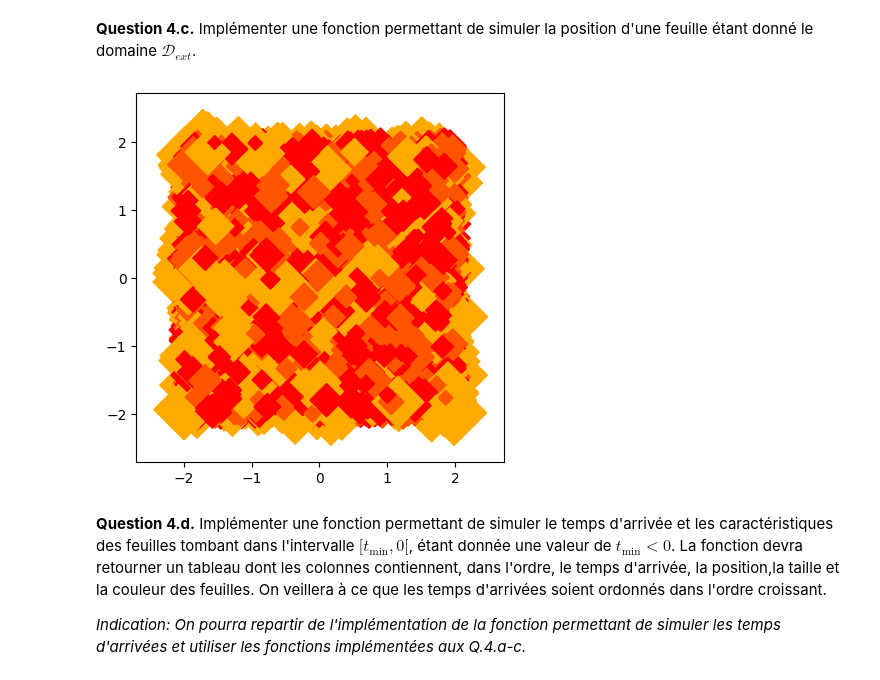
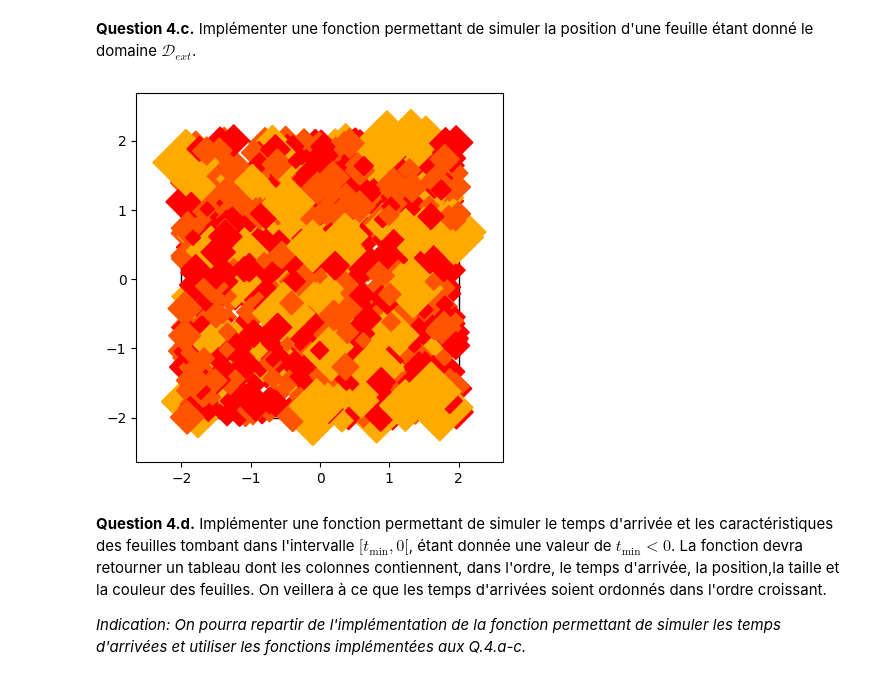
Before and after one commit to lucas-duhautois/Projet_numerique_proba, a Jupyter notebook: PN_Probas_24-25_VF.ipynb, the cells around one changed output. Saved outputs shown, nothing was run; the diff lists cells and outputs as text; code cells hidden in the pictures.

```diff
--- a/PN_Probas_24-25_VF.ipynb
+++ b/PN_Probas_24-25_VF.ipynb
@@ -416,26 +446,26 @@ def simPosition(Dext):
 # %%
 # TEST
 
 fig, ax = plt.subplots()
 ax.set_aspect('equal')
 
 # D, Dext
 ax.fill([D[0], D[1], D[1], D[0]], [D[0], D[0], D[1], D[1]], edgecolor = 'black', fill=False)
 ax.fill([Dext[0], Dext[1], Dext[1], Dext[0]], [Dext[0], Dext[0], Dext[1], Dext[1]], edgecolor = 'black', fill=False)
 
 dx, dy = np.array([-1,0,1,0]), np.array([0,1,0,-1])
 
 cmap = plt.colormaps['autumn']
 
-for i in range(10000) :
+for i in range(1000) :
     c = simCouleur(p)
     rho = simTaille(c, a, b)
     x, y = simPosition(Dext)
     ax.fill(x + dx*rho, y + dy*rho, color = cmap(c / Nc))
 
 plt.show()
 # %% [output]
-[figure, old version]
+[figure, new version]
 # %% [markdown]
 **Question 4.d.** Implémenter une fonction permettant de simuler le temps d'arrivée et les caractéristiques des feuilles tombant dans l'intervalle $[t_{\min},0[$, étant donnée une valeur de $t_{\min}<0$. La fonction devra retourner un tableau dont les colonnes contiennent, dans l'ordre, le temps d'arrivée, la position,la taille et la couleur des feuilles. On veillera à ce que les temps d'arrivées soient ordonnés dans l'ordre croissant.
 
```
Also changed, not shown: parts of 8 cells of this notebook.
